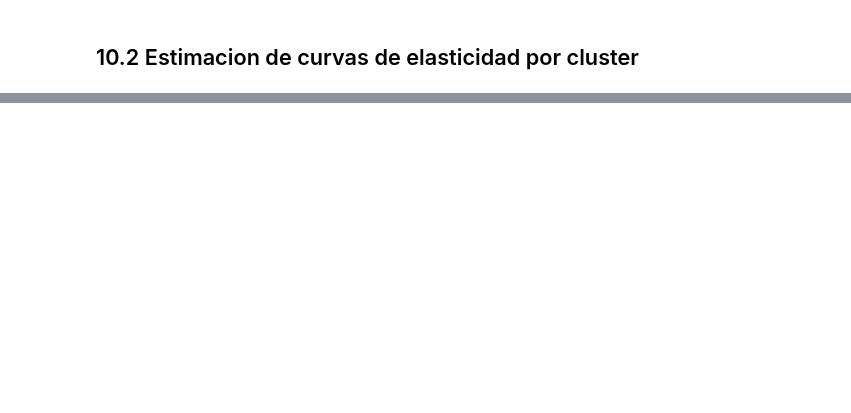
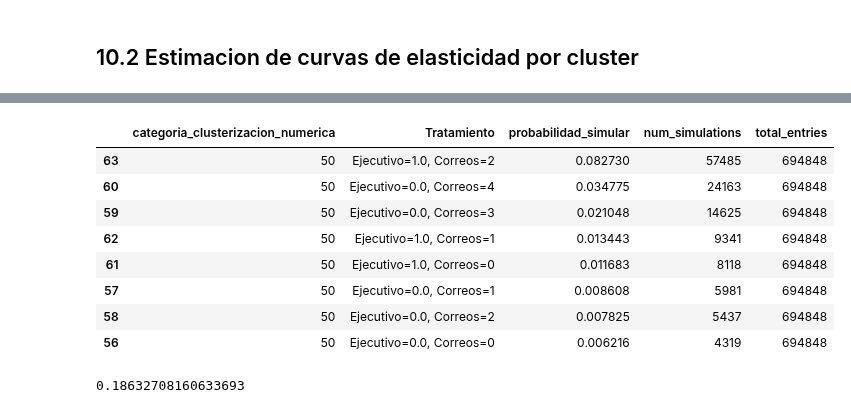
Before and after one commit to JosepVargasf/capstone_g11_2024-2, a Jupyter notebook: Procesamiento de datos/procesamiento.ipynb, the cells around one changed output, grey strips where cells are left out. Cells and saved outputs as stored; diff of their text form; code cells hidden in the pictures; blank space fills up the shorter version.

Commit message:
simular probability done. Codigo un poco limpiado

```diff
--- a/Procesamiento de datos/procesamiento.ipynb
+++ b/Procesamiento de datos/procesamiento.ipynb
@@ -1607,2 +475,0 @@ asignacion_clusters = df[['rut', 'categoria_clusterizacion', 'categoria_clusteri
-# %%
-df_estimar_elasticidad = pd.merge(df_simulaciones_e_informacion_de_clientes_ventas, asignacion_clusters, on='rut', how='left')
@@ -1905,2 +475,0 @@ asignacion_clusters = df[['rut', 'categoria_clusterizacion', 'categoria_clusteri
-# %%
-df_estimar_elasticidad = pd.merge(df_simulaciones_e_informacion_de_clientes_ventas, asignacion_clusters, on='rut', how='left')
@@ -2108,0 +658,3 @@ El revenue total esperado es: 133787790090.20697 con un total de 531525 clientes
+# %%
+df1 = df_estimar_elasticidad[['rut', 'categoria_clusterizacion_numerica', 'tasa_optima', 'probabilidad_aceptacion_optima']].copy()
+df2 = df_simulaciones_e_informacion_de_clientes_ventas_tratamiento[['rut', 'mes', 'Tratamiento', 'simulo']].copy()
@@ -2108,0 +763,18 @@ El revenue total esperado es: 133787790090.20697 con un total de 531525 clientes
+# %%
+cluster = 50
+# %%
+df_probabilities[df_probabilities['categoria_clusterizacion_numerica'] == cluster].sort_values('probabilidad_simular', ascending=False)
+# %% [output]
+|  | categoria_clusterizacion_numerica | Tratamiento | probabilidad_simular | num_simulations | total_entries |
+| 63 | 50 | Ejecutivo=1.0, Correos=2 | 0.082730 | 57485 | 694848 |
+| 60 | 50 | Ejecutivo=0.0, Correos=4 | 0.034775 | 24163 | 694848 |
+| 59 | 50 | Ejecutivo=0.0, Correos=3 | 0.021048 | 14625 | 694848 |
+| 62 | 50 | Ejecutivo=1.0, Correos=1 | 0.013443 | 9341 | 694848 |
+| 61 | 50 | Ejecutivo=1.0, Correos=0 | 0.011683 | 8118 | 694848 |
+| 57 | 50 | Ejecutivo=0.0, Correos=1 | 0.008608 | 5981 | 694848 |
+| 58 | 50 | Ejecutivo=0.0, Correos=2 | 0.007825 | 5437 | 694848 |
+| 56 | 50 | Ejecutivo=0.0, Correos=0 | 0.006216 | 4319 | 694848 |
+# %%
+df_probabilities[df_probabilities['categoria_clusterizacion_numerica'] == cluster]['probabilidad_simular'].sum()
+# %% [output]
+0.18632708160633693
```
Also changed, not shown: parts of 116 cells of this notebook, 24 other files.
